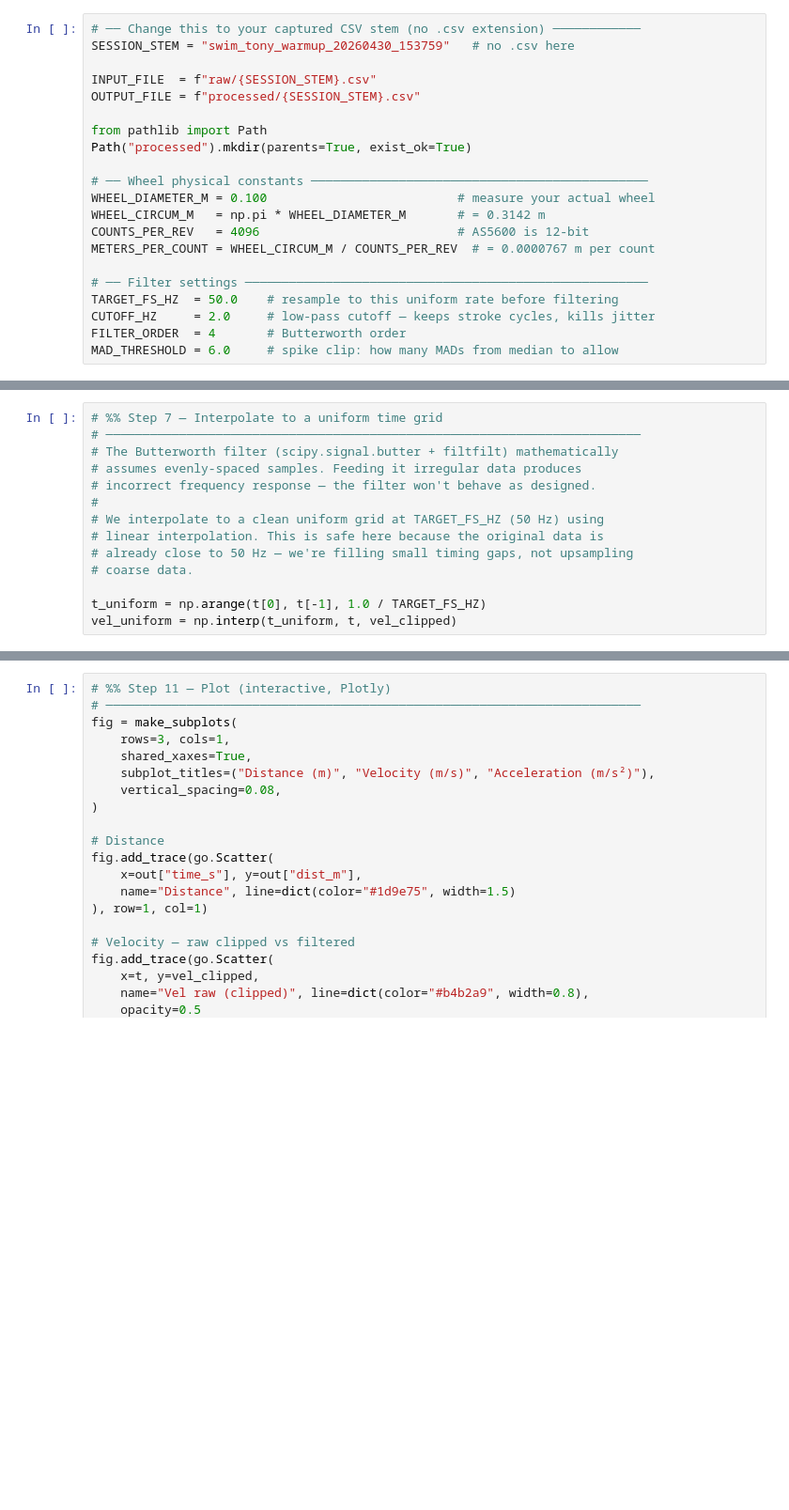
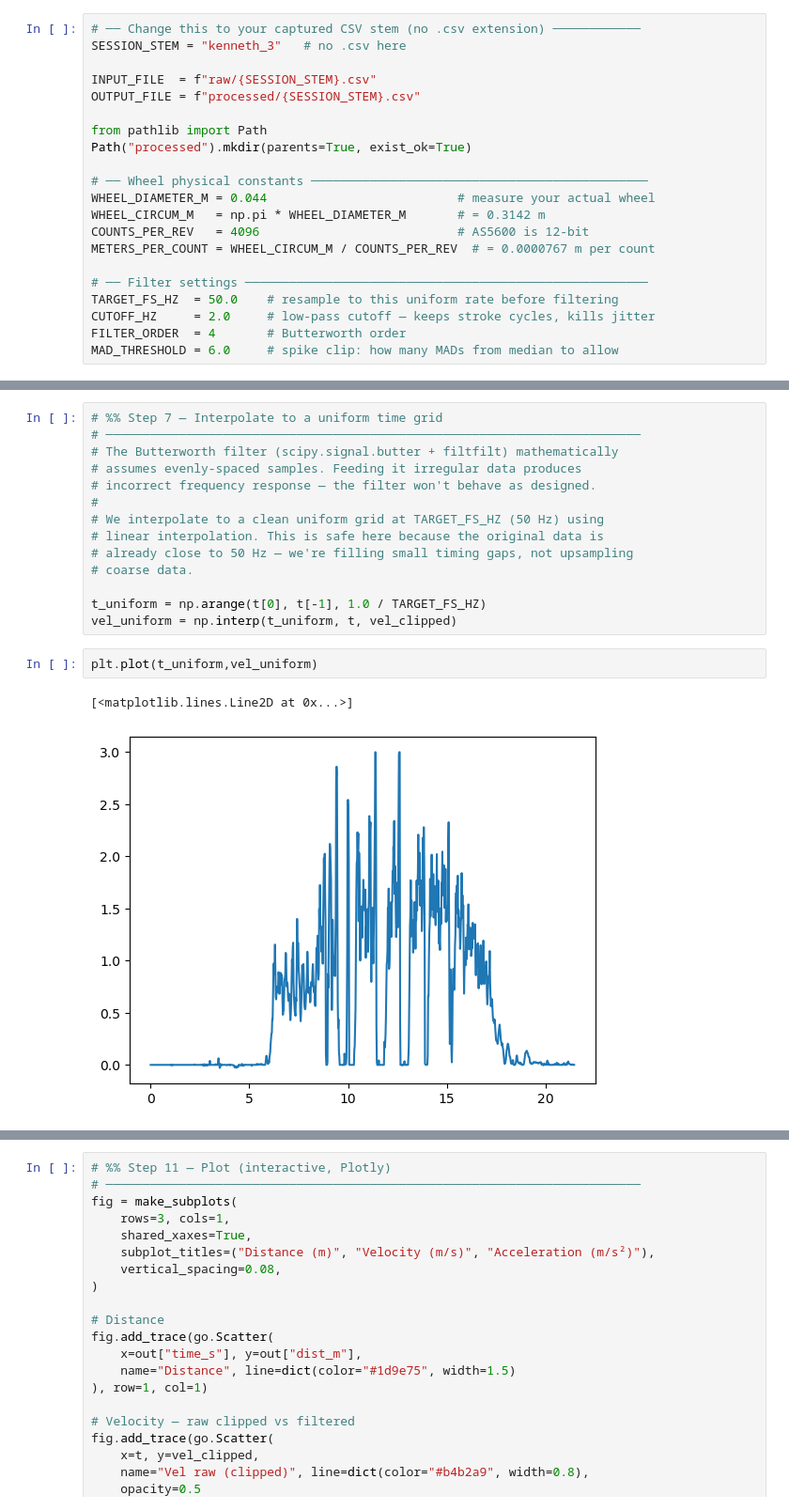
Before and after one commit to tzheng846/myswimcoach, a Jupyter notebook: vel_acc_extraction.ipynb, the cells around one changed output, grey strips where cells are left out. Shown at 94% size. Saved outputs shown, nothing was run; the diff lists cells and outputs as text; blank space fills up the shorter version.

```diff
--- a/vel_acc_extraction.ipynb
+++ b/vel_acc_extraction.ipynb
@@ -8,6 +9,6 @@ from plotly.subplots import make_subplots
 # %%
 # ── Change this to your captured CSV stem (no .csv extension) ────────────
-SESSION_STEM = "swim_tony_warmup_20260430_153759"   # no .csv here
+SESSION_STEM = "kenneth_3"   # no .csv here
 
 INPUT_FILE  = f"raw/{SESSION_STEM}.csv"
 OUTPUT_FILE = f"processed/{SESSION_STEM}.csv"
@@ -16,7 +17,7 @@ from pathlib import Path
 Path("processed").mkdir(parents=True, exist_ok=True)
 
 # ── Wheel physical constants ──────────────────────────────────────────────
-WHEEL_DIAMETER_M = 0.100                          # measure your actual wheel
+WHEEL_DIAMETER_M = 0.044                          # measure your actual wheel
 WHEEL_CIRCUM_M   = np.pi * WHEEL_DIAMETER_M       # = 0.3142 m
 COUNTS_PER_REV   = 4096                           # AS5600 is 12-bit
 METERS_PER_COUNT = WHEEL_CIRCUM_M / COUNTS_PER_REV  # = 0.0000767 m per count
@@ -124,3 +125,8 @@ Vel after clip: min=-0.991  max=1.196
 
 t_uniform = np.arange(t[0], t[-1], 1.0 / TARGET_FS_HZ)
 vel_uniform = np.interp(t_uniform, t, vel_clipped)
+# %%
+plt.plot(t_uniform,vel_uniform)
+# %% [output]
+[<matplotlib.lines.Line2D at 0x...>]
+[figure, added]
```
Also changed, not shown: parts of 7 cells of this notebook, 9 other files.
